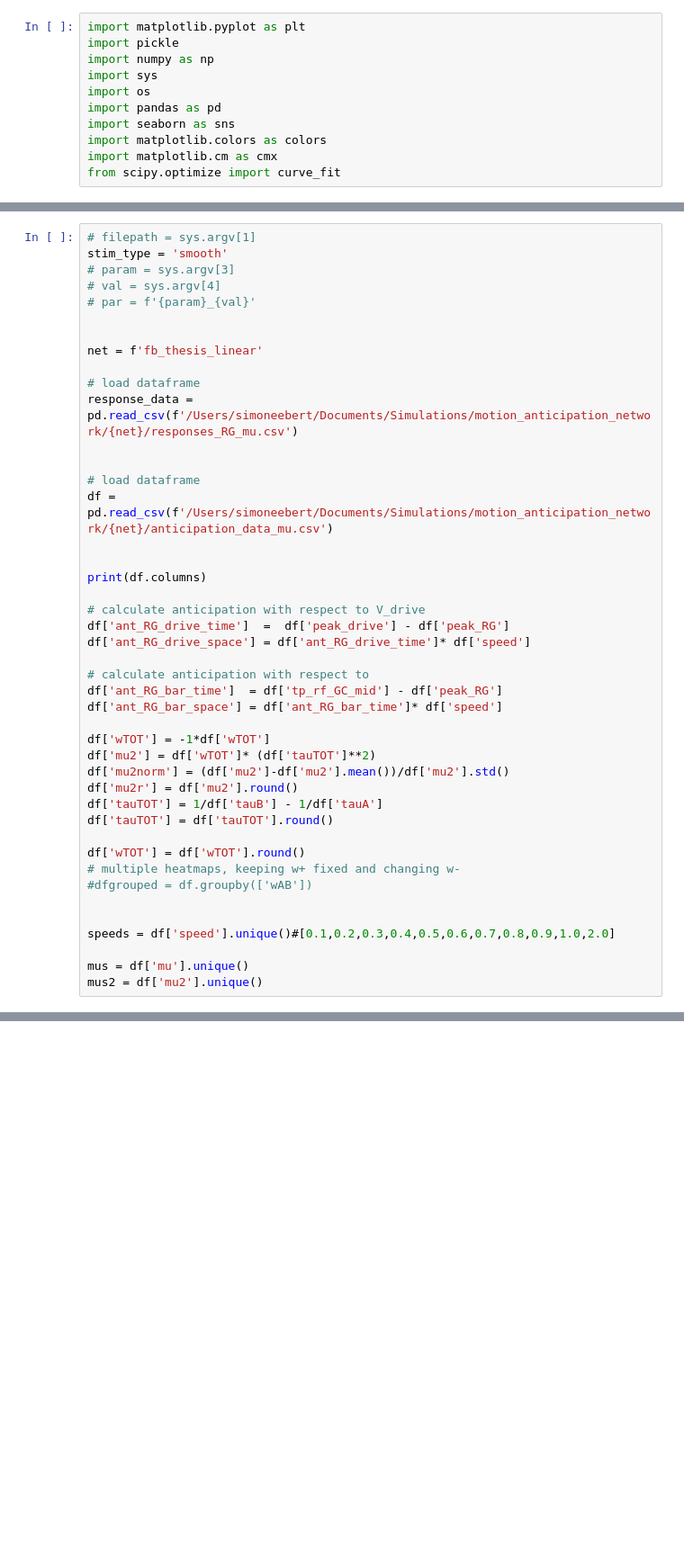
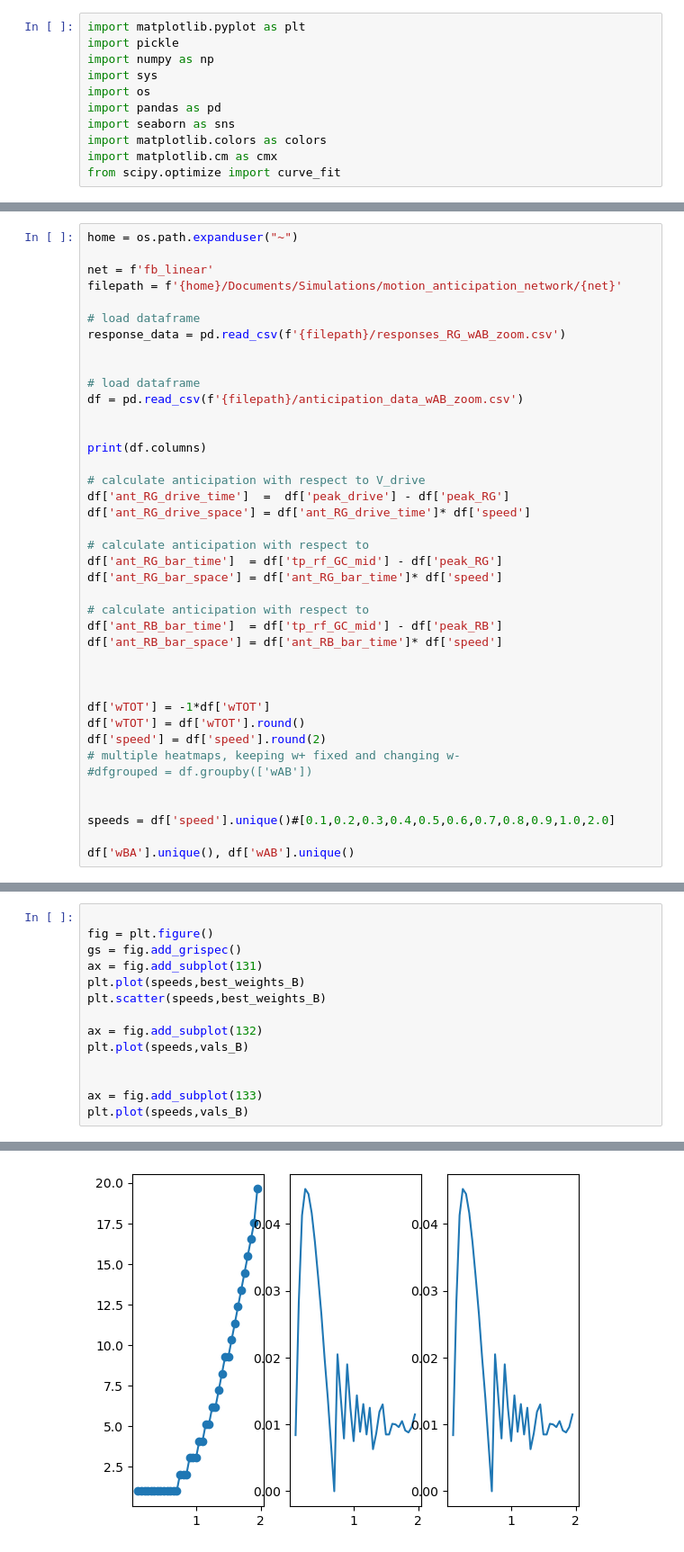
Before and after one commit to simoneeb/motion_anticipation_network, a Jupyter notebook: Figures_Paper/Figure_codes/Figure_5_FB_nonorm.ipynb, the cells around one changed output, grey strips where cells are left out. Shown: that part at 90% size. Drawn from its saved outputs; the diff is of its cells as text; blank space fills up the shorter version.

```diff
--- a/Figures_Paper/Figure_codes/Figure_5_FB_nonorm.ipynb
+++ b/Figures_Paper/Figure_codes/Figure_5_FB_nonorm.ipynb
@@ -12,19 +14,15 @@ from scipy.optimize import curve_fit
 # %%
-# filepath = sys.argv[1]
-stim_type = 'smooth'
-# param = sys.argv[3]
-# val = sys.argv[4]
-# par = f'{param}_{val}'
+home = os.path.expanduser("~")
 
-
-net = f'fb_thesis_linear'
+net = f'fb_linear'
+filepath = f'{home}/Documents/Simulations/motion_anticipation_network/{net}'
 
 # load dataframe
-response_data = pd.read_csv(f'/Users/simoneebert/Documents/Simulations/motion_anticipation_network/{net}/responses_RG_mu.csv')
+response_data = pd.read_csv(f'{filepath}/responses_RG_wAB_zoom.csv')
 
 
 # load dataframe
-df = pd.read_csv(f'/Users/simoneebert/Documents/Simulations/motion_anticipation_network/{net}/anticipation_data_mu.csv')
+df = pd.read_csv(f'{filepath}/anticipation_data_wAB_zoom.csv')
 
 
 print(df.columns)
@@ -37,22 +35,22 @@ df['ant_RG_drive_space'] = df['ant_RG_drive_time']* df['speed']
 df['ant_RG_bar_time']  = df['tp_rf_GC_mid'] - df['peak_RG']
 df['ant_RG_bar_space'] = df['ant_RG_bar_time']* df['speed']
 
+# calculate anticipation with respect to
+df['ant_RB_bar_time']  = df['tp_rf_GC_mid'] - df['peak_RB']
+df['ant_RB_bar_space'] = df['ant_RB_bar_time']* df['speed']
+
+
+
 df['wTOT'] = -1*df['wTOT']
-df['mu2'] = df['wTOT']* (df['tauTOT']**2)
-df['mu2norm'] = (df['mu2']-df['mu2'].mean())/df['mu2'].std()
-df['mu2r'] = df['mu2'].round()
-df['tauTOT'] = 1/df['tauB'] - 1/df['tauA']
-df['tauTOT'] = df['tauTOT'].round()
-
 df['wTOT'] = df['wTOT'].round()
+df['speed'] = df['speed'].round(2)
 # multiple heatmaps, keeping w+ fixed and changing w-
 #dfgrouped = df.groupby(['wAB'])
 
 
 speeds = df['speed'].unique()#[0.1,0.2,0.3,0.4,0.5,0.6,0.7,0.8,0.9,1.0,2.0]
 
-mus = df['mu'].unique()
-mus2 = df['mu2'].unique()
+df['wBA'].unique(), df['wAB'].unique()
 # %% [output]
 Index(['Unnamed: 0', 'wTOT', 'tauTOT', 'wBA', 'wAB', 'tauA', 'tauB', 'mu',
        'speed', 'peak_RG', 'peak_RB', 'peak_drive', 'tp_rf_GC_mid',
@@ -77,0 +259,15 @@ dict_keys(['nb_cells', 'nb_GC_cells', 'saving_range', 'rf_BC', 'rf_BC_s', 'rf_GC
+# %%
+
+fig = plt.figure()
+gs = fig.add_grispec()
+ax = fig.add_subplot(131)
+plt.plot(speeds,best_weights_B)
+plt.scatter(speeds,best_weights_B)
+
+ax = fig.add_subplot(132)
+plt.plot(speeds,vals_B)
+
+
+ax = fig.add_subplot(133)
+plt.plot(speeds,vals_B)
+# %% [output]
@@ -77,0 +275 @@ dict_keys(['nb_cells', 'nb_GC_cells', 'saving_range', 'rf_BC', 'rf_BC_s', 'rf_GC
+[figure, added]
```
Also changed, not shown: parts of 34 cells of this notebook, 9 other files.
